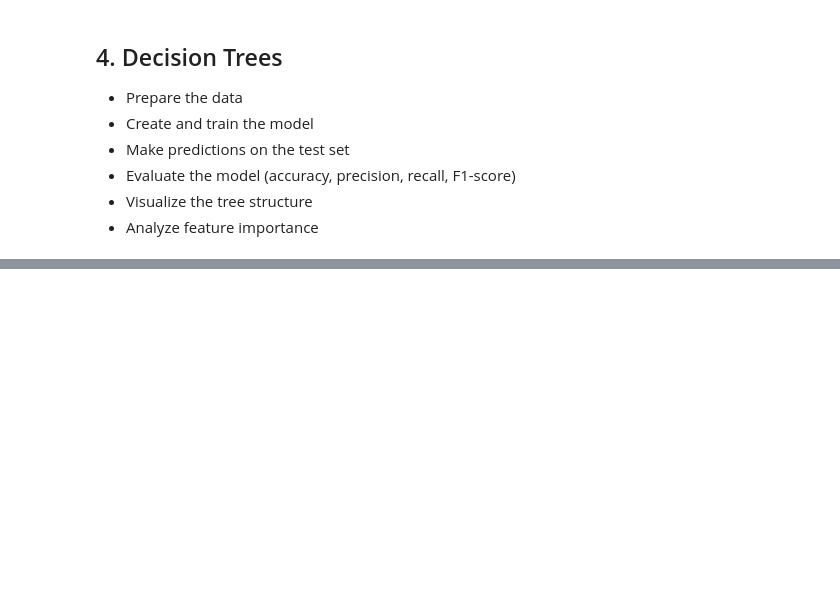
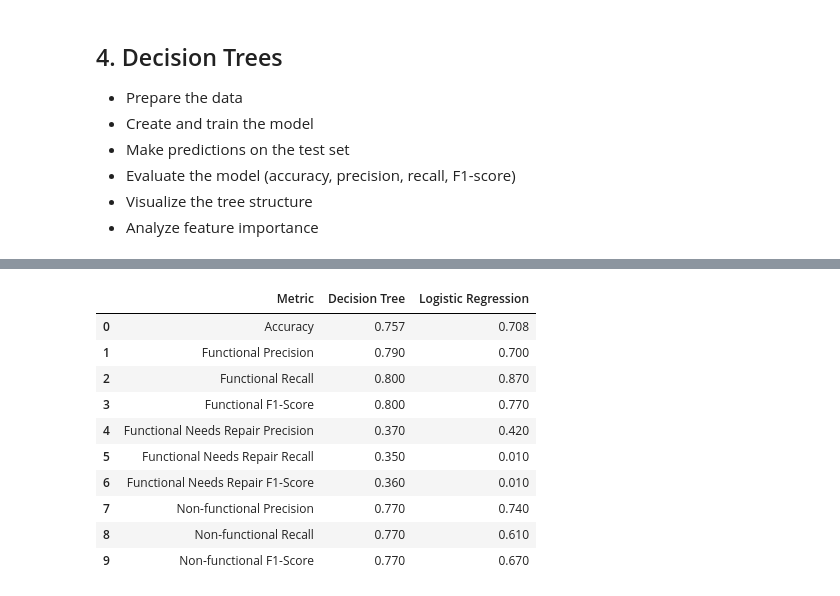
Before and after one commit to ndukukitenge/dsc-phase3-final-project, a Jupyter notebook: index.ipynb, the cells around one changed output, grey strips where cells are left out. Cells and saved outputs as stored; diff of their text form; code cells hidden in the pictures; blank space fills up the shorter version.

```diff
--- a/index.ipynb
+++ b/index.ipynb
@@ -677,0 +770,33 @@ Confusion Matrix:
+# %%
+
+
+# Define the data for the table
+data = {
+    'Metric': ['Accuracy', 'Functional Precision', 'Functional Recall', 'Functional F1-Score',
+               'Functional Needs Repair Precision', 'Functional Needs Repair Recall', 'Functional Needs Repair F1-Score',
+               'Non-functional Precision', 'Non-functional Recall', 'Non-functional F1-Score'],
+    'Decision Tree': [0.757, 0.79, 0.80, 0.80,
+                      0.37, 0.35, 0.36,
+                      0.77, 0.77, 0.77],
+    'Logistic Regression': [0.708, 0.70, 0.87, 0.77,
+                            0.42, 0.01, 0.01,
+                            0.74, 0.61, 0.67]
+}
+
+# Create the DataFrame
+results_df = pd.DataFrame(data)
+
+# Display the DataFrame
+results_df
+# %% [output]
+|  | Metric | Decision Tree | Logistic Regression |
+| 0 | Accuracy | 0.757 | 0.708 |
+| 1 | Functional Precision | 0.790 | 0.700 |
+| 2 | Functional Recall | 0.800 | 0.870 |
+| 3 | Functional F1-Score | 0.800 | 0.770 |
+| 4 | Functional Needs Repair Precision | 0.370 | 0.420 |
+| 5 | Functional Needs Repair Recall | 0.350 | 0.010 |
+| 6 | Functional Needs Repair F1-Score | 0.360 | 0.010 |
+| 7 | Non-functional Precision | 0.770 | 0.740 |
+| 8 | Non-functional Recall | 0.770 | 0.610 |
+| 9 | Non-functional F1-Score | 0.770 | 0.670 |
```
Also changed, not shown: parts of 13 cells of this notebook.
